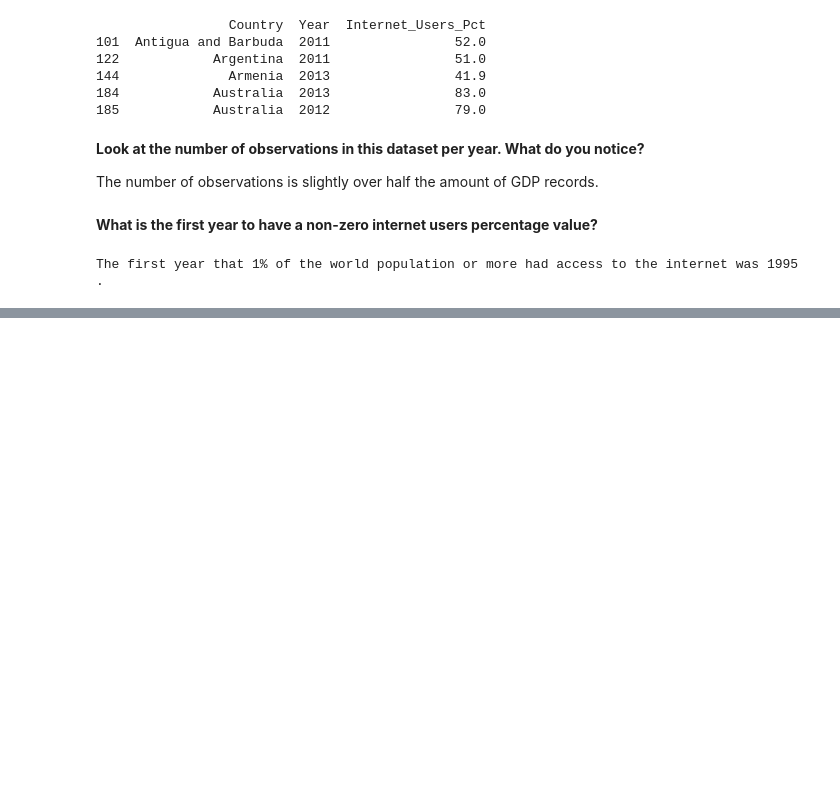
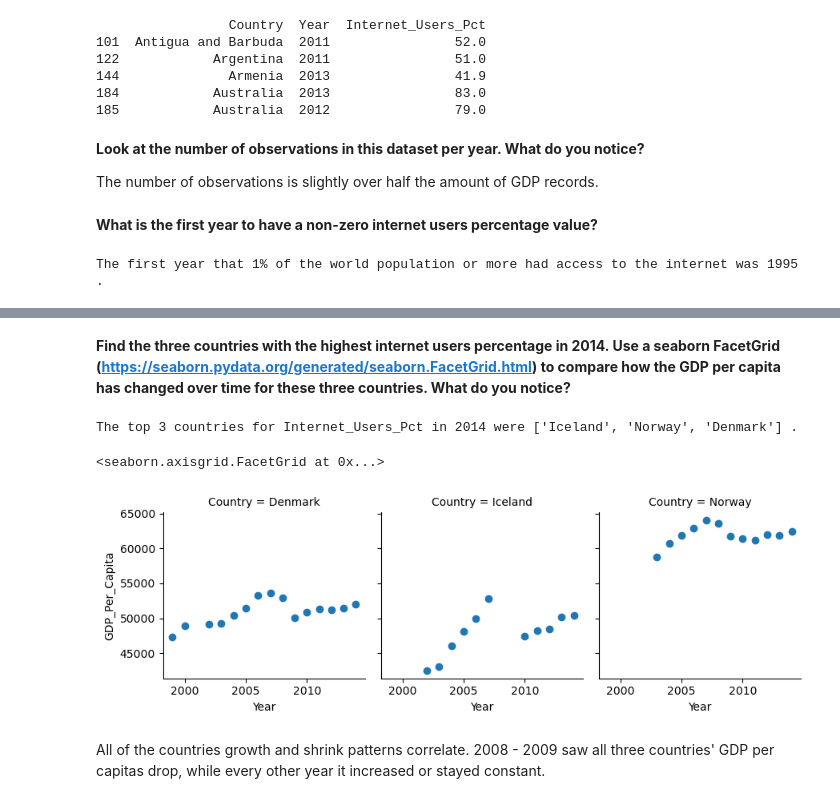
Before and after one commit to NSS-Data-Analytics-Cohort-8/gdp-and-internet-usage-thenicknash, a Jupyter notebook: notebooks/un_project.ipynb, the cells around one changed output, grey strips where cells are left out. Cells and saved outputs as stored; diff of their text form; code cells hidden in the pictures; blank space fills up the shorter version.

```diff
--- a/notebooks/un_project.ipynb
+++ b/notebooks/un_project.ipynb
@@ -252,0 +279,5 @@ The first year that 1% of the world population or more had access to the interne
+# %%
+# Merging the two dataframes into one
+gdp_and_internet_use = pd.merge(gdp_df, internet_df, on=['Country', 'Year'], how='inner')
+print(gdp_and_internet_use.head())
+print(gdp_and_internet_use.tail())
@@ -252,0 +297,15 @@ The first year that 1% of the world population or more had access to the interne
+# %% [markdown]
+<b>Find the three countries with the highest internet users percentage in 2014. Use a seaborn FacetGrid (https://seaborn.pydata.org/generated/seaborn.FacetGrid.html) to compare how the GDP per capita has changed over time for these three countries. What do you notice?</b>
+# %%
+top_3_internet_pct_2014_df = gdp_and_internet_use[gdp_and_internet_use['Year'] == 2014].sort_values(by='Internet_Users_Pct', ascending=False).head(3)
+print('The top 3 countries for Internet_Users_Pct in 2014 were', top_3_internet_pct_2014_df['Country'].to_list(), '.')
+
+top_3_internet_pct_df = gdp_and_internet_use[gdp_and_internet_use['Country'].isin(top_3_internet_pct_2014_df['Country'])]
+
+sns.FacetGrid(top_3_internet_pct_df, col='Country').map(plt.scatter, 'Year', 'GDP_Per_Capita')
+# %% [output]
+The top 3 countries for Internet_Users_Pct in 2014 were ['Iceland', 'Norway', 'Denmark'] .
+<seaborn.axisgrid.FacetGrid at 0x...>
+[figure, added]
+# %% [markdown]
+All of the countries growth and shrink patterns correlate. 2008 - 2009 saw all three countries' GDP per capitas drop, while every other year it increased or stayed constant.
```
Also changed, not shown: parts of 9 cells of this notebook.
